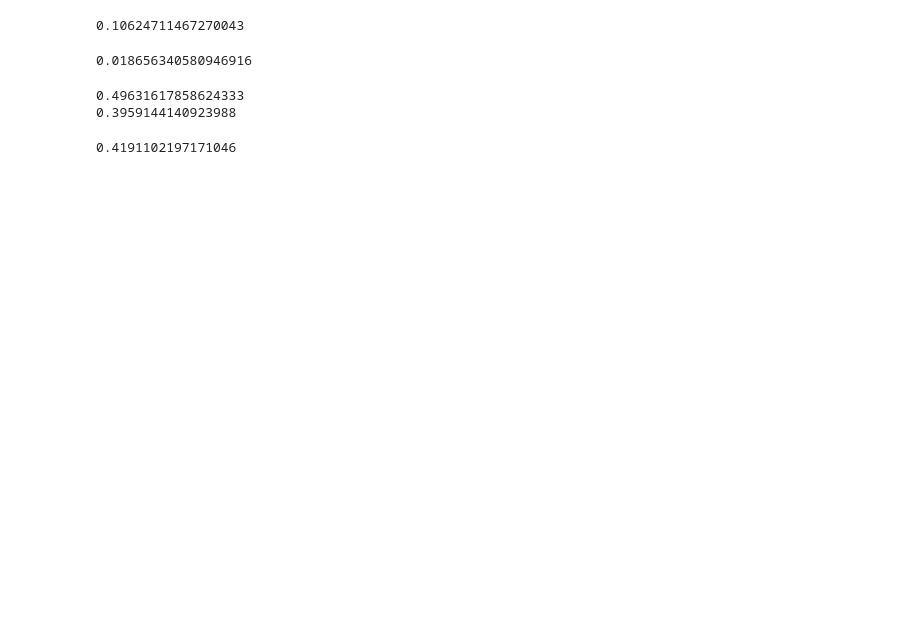
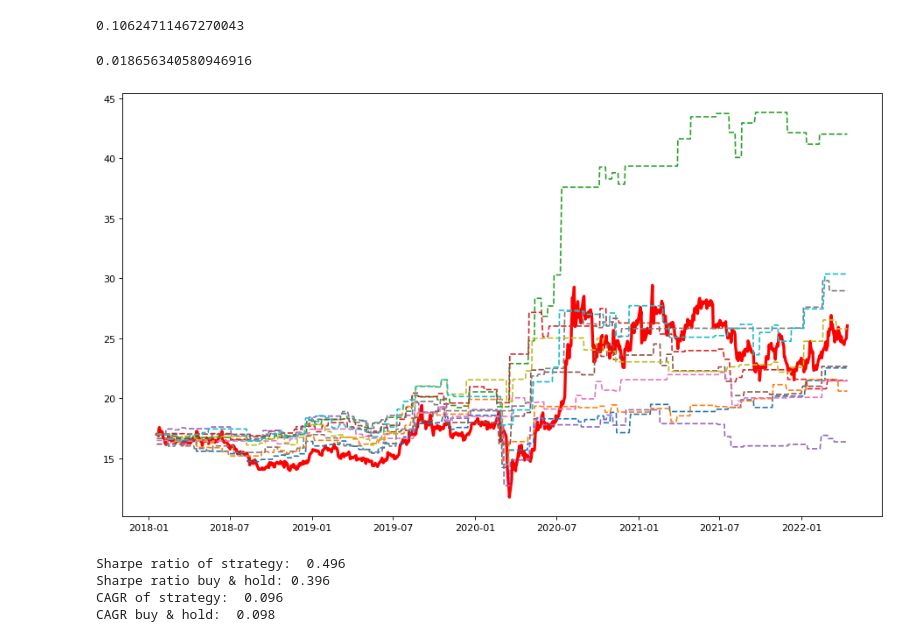
Before and after one commit to tomasz-te/Silver-trading-bot, a Jupyter notebook: Silver_Trading_Bot.ipynb, the cells around one changed output. Cells and saved outputs as stored; diff of their text form; code cells hidden in the pictures; blank space fills up the shorter version.

```diff
--- a/Silver_Trading_Bot.ipynb
+++ b/Silver_Trading_Bot.ipynb
@@ -456,41 +444,51 @@ def sharpe_ratio(price_series, N, risk_free):
     return mean / sigma
 # %%
 CAGR_strat = []
-std_strat = []
+CAGR_bh = []
 sharpe_ratio_strat = []
 sharpe_ratio_bh = []
 risk_free = 0.02
+plt.figure(figsize=(14, 8), dpi=80)
+plt.plot(data['Close'],c='r', linewidth=3)
+
 for starting_day in range (0,10):
     day=starting_day
     capital_history = []
     data['Capital'] = np.nan
     capital = data['Close'][0]
     trades_count = 0
+
     while day < len(data.index)-10:
+
         if data['Prediction'][day] == 1:
             capital += capital * (data['Close'][day+10] - data['Close'][day]) / data['Close'][day]
             trades_count += 1
         else:
             pass
+
         data['Capital'].iloc[day] = capital
         capital_history.append(capital)
         day += 10
+
     data['Capital'].fillna(method='ffill', inplace=True)
     data['Capital'].fillna(method='bfill', inplace=True)
-    # plt.plot(data['Capital'])
-    # plt.plot(data['Close'])
-    # plt.show()
-    std_strat.append(data['Capital'].std())
+
+    plt.plot(data['Capital'],ls='--')
+
     years_delta = (data.index[day-10] - data.index[starting_day]).days / 365.2425
     CAGR_strat.append((data['Capital'][day-10] / data['Capital'][starting_day]) ** (1/years_delta) - 1)
+    CAGR_bh.append((data['Close'][day-10] / data['Close'][starting_day]) ** (1/years_delta) - 1)
     sharpe_ratio_strat.append(sharpe_ratio(data['Capital'][starting_day:day-10],255,risk_free))
     sharpe_ratio_bh.append(sharpe_ratio(data['Close'][starting_day:day-10],255,risk_free))
-print(np.mean(sharpe_ratio_strat))
-print(np.mean(sharpe_ratio_bh))
+
+plt.show()
+print('Sharpe ratio of strategy: ', round(np.mean(sharpe_ratio_strat),3))
+print('Sharpe ratio buy & hold:', round(np.mean(sharpe_ratio_bh),3))
+print('CAGR of strategy: ', round(np.mean(CAGR_strat),3))
+print('CAGR buy & hold: ', round(np.mean(CAGR_bh),3))
 # %% [output]
+[figure, added]
-0.49631617858624333
-0.3959144140923988
+Sharpe ratio of strategy:  0.496
+Sharpe ratio buy & hold: 0.396
+CAGR of strategy:  0.096
+CAGR buy & hold:  0.098
-# %%
-sharpe_ratio(data['Close'],253,risk_free)
-# %% [output]
-0.4191102197171046
```
Also changed, not shown: parts of 4 cells of this notebook.
